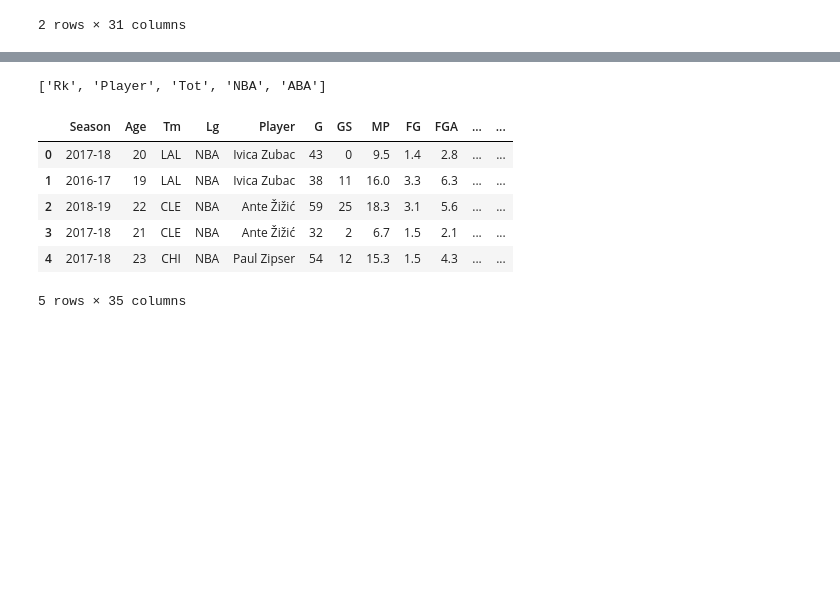
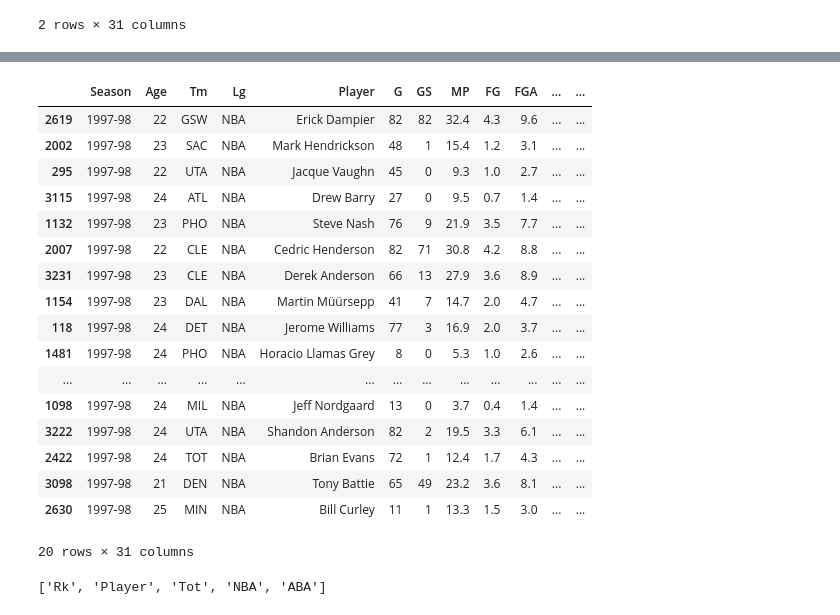
Before and after one commit to coleppert/NBA_AllStar_Prediction_Model, a Jupyter notebook: DataCollection/DataCollection.ipynb, the cells around one changed output, grey strips where cells are left out. Cells and saved outputs as stored; diff of their text form; code cells hidden in the pictures; blank space fills up the shorter version.

```diff
--- a/DataCollection/DataCollection.ipynb
+++ b/DataCollection/DataCollection.ipynb
@@ -5,7 +5,7 @@ import pandas as pd
 # %%
 stats = pd.DataFrame()
 # %%
-for offset in range(0,31):
+for offset in range(0,32):
     # URL page we will scraping (see image above)
     url = "https://www.basketball-reference.com/play-index/psl_finder.cgi?request=1&match=single&type=per_game&per_minute_base=36&per_poss_base=100&lg_id=NBA&is_playoffs=N&year_min=1998&year_max=2020&franch_id=&season_start=1&season_end=2&age_min=0&age_max=99&shoot_hand=&height_min=0&height_max=99&birth_country_is=Y&birth_country=&birth_state=&college_id=&draft_year=&is_active=&debut_yr_nba_start=&debut_yr_nba_end=&is_hof=&is_as=&as_comp=gt&as_val=0&award=&pos_is_g=Y&pos_is_gf=Y&pos_is_f=Y&pos_is_fg=Y&pos_is_fc=Y&pos_is_c=Y&pos_is_cf=Y&qual=&c1stat=&c1comp=&c1val=&c2stat=&c2comp=&c2val=&c3stat=&c3comp=&c3val=&c4stat=&c4comp=&c4val=&c5stat=&c5comp=&c6mult=&c6stat=&order_by=player&order_by_asc=&offset={}".format(str(offset*100))
     # this is the HTML from the given URL
@@ -60,3 +120,24 @@ stats.loc[stats['Player'] == 'Stephen Curry']
+# %%
+stats.sort_values(by=['Season']).head(20)
+# %% [output]
+|  | Season | Age | Tm | Lg | Player | G | GS | MP | FG | FGA | ... | ... |
+| 2619 | 1997-98 | 22 | GSW | NBA | Erick Dampier | 82 | 82 | 32.4 | 4.3 | 9.6 | ... | ... |
+| 2002 | 1997-98 | 23 | SAC | NBA | Mark Hendrickson | 48 | 1 | 15.4 | 1.2 | 3.1 | ... | ... |
+| 295 | 1997-98 | 22 | UTA | NBA | Jacque Vaughn | 45 | 0 | 9.3 | 1.0 | 2.7 | ... | ... |
+| 3115 | 1997-98 | 24 | ATL | NBA | Drew Barry | 27 | 0 | 9.5 | 0.7 | 1.4 | ... | ... |
+| 1132 | 1997-98 | 23 | PHO | NBA | Steve Nash | 76 | 9 | 21.9 | 3.5 | 7.7 | ... | ... |
+| 2007 | 1997-98 | 22 | CLE | NBA | Cedric Henderson | 82 | 71 | 30.8 | 4.2 | 8.8 | ... | ... |
+| 3231 | 1997-98 | 23 | CLE | NBA | Derek Anderson | 66 | 13 | 27.9 | 3.6 | 8.9 | ... | ... |
+| 1154 | 1997-98 | 23 | DAL | NBA | Martin Müürsepp | 41 | 7 | 14.7 | 2.0 | 4.7 | ... | ... |
+| 118 | 1997-98 | 24 | DET | NBA | Jerome Williams | 77 | 3 | 16.9 | 2.0 | 3.7 | ... | ... |
+| 1481 | 1997-98 | 24 | PHO | NBA | Horacio Llamas Grey | 8 | 0 | 5.3 | 1.0 | 2.6 | ... | ... |
+| ... | ... | ... | ... | ... | ... | ... | ... | ... | ... | ... | ... | ... |
+| 1098 | 1997-98 | 24 | MIL | NBA | Jeff Nordgaard | 13 | 0 | 3.7 | 0.4 | 1.4 | ... | ... |
+| 3222 | 1997-98 | 24 | UTA | NBA | Shandon Anderson | 82 | 2 | 19.5 | 3.3 | 6.1 | ... | ... |
+| 2422 | 1997-98 | 24 | TOT | NBA | Brian Evans | 72 | 1 | 12.4 | 1.7 | 4.3 | ... | ... |
+| 3098 | 1997-98 | 21 | DEN | NBA | Tony Battie | 65 | 49 | 23.2 | 3.6 | 8.1 | ... | ... |
+| 2630 | 1997-98 | 25 | MIN | NBA | Bill Curley | 11 | 1 | 13.3 | 1.5 | 3.0 | ... | ... |
+20 rows × 31 columns
 # %%
 all_stars = pd.DataFrame()
 # %%
@@ -81,12 +162,2 @@ all_stars = pd.concat([stats, pd.DataFrame(players, columns = headers)]).reset_i
 # %% [output]
 ['Rk', 'Player', 'Tot', 'NBA', 'ABA']
-# %%
-all_stars.head()
-# %% [output]
-|  | Season | Age | Tm | Lg | Player | G | GS | MP | FG | FGA | ... | ... |
-| 0 | 2017-18 | 20 | LAL | NBA | Ivica Zubac | 43 | 0 | 9.5 | 1.4 | 2.8 | ... | ... |
-| 1 | 2016-17 | 19 | LAL | NBA | Ivica Zubac | 38 | 11 | 16.0 | 3.3 | 6.3 | ... | ... |
-| 2 | 2018-19 | 22 | CLE | NBA | Ante Žižić | 59 | 25 | 18.3 | 3.1 | 5.6 | ... | ... |
-| 3 | 2017-18 | 21 | CLE | NBA | Ante Žižić | 32 | 2 | 6.7 | 1.5 | 2.1 | ... | ... |
-| 4 | 2017-18 | 23 | CHI | NBA | Paul Zipser | 54 | 12 | 15.3 | 1.5 | 4.3 | ... | ... |
-5 rows × 35 columns
```
Also changed, not shown: parts of 14 cells of this notebook.
